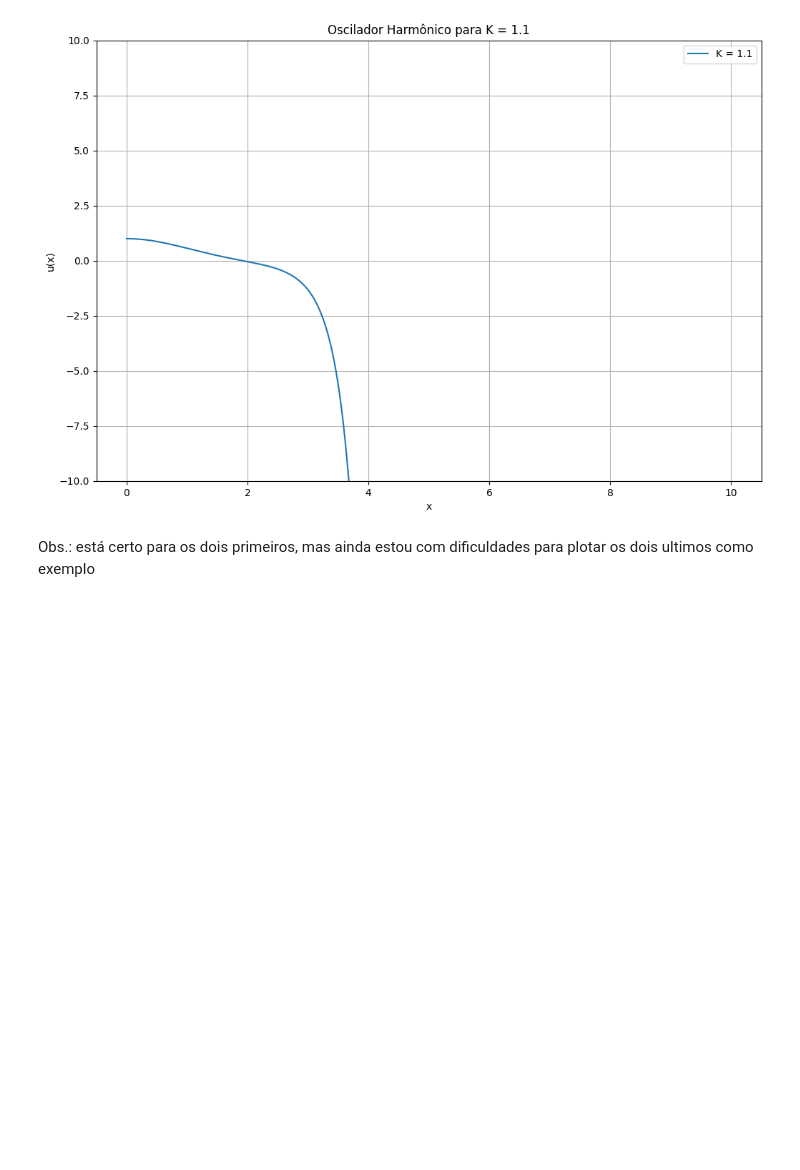
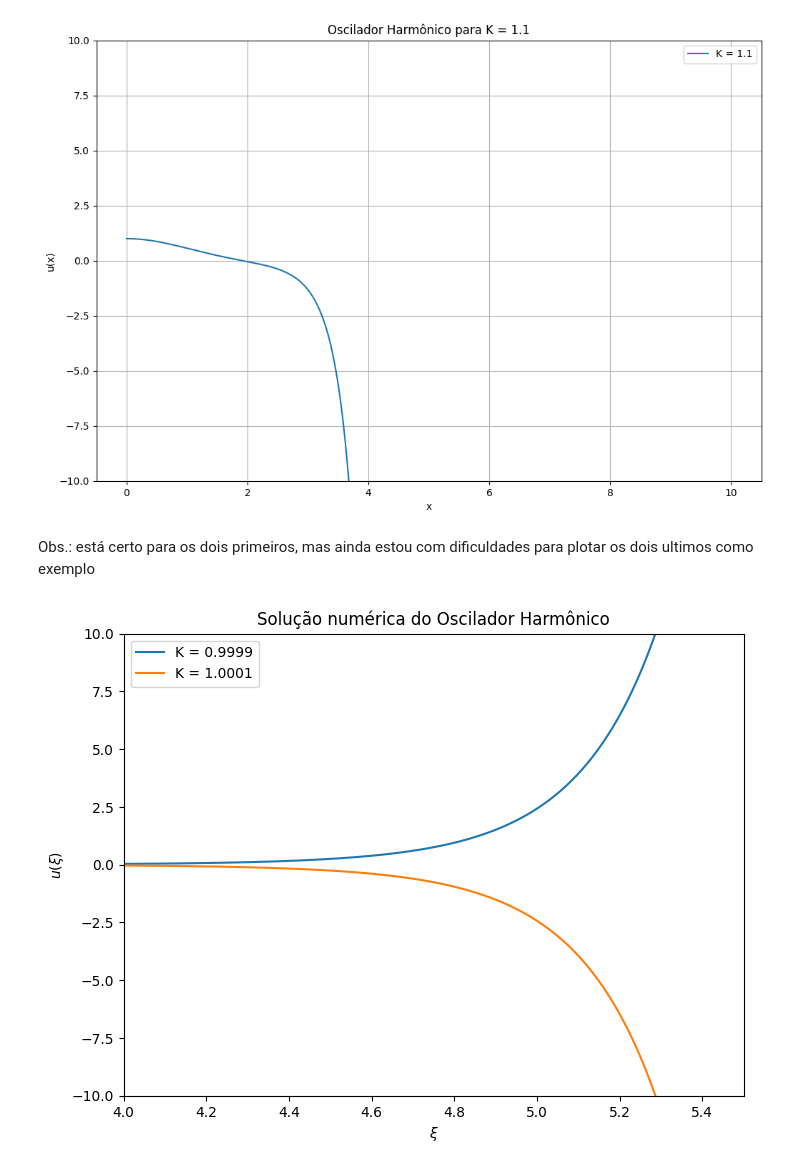
Before and after one commit to HelenaCarvalhoLeal/Quantum_Class, a Jupyter notebook: griffith_2.54.ipynb, the cells around one changed output. Drawn from its saved outputs; the diff is of its cells as text; code cells hidden in the pictures; blank space fills up the shorter version.

```diff
--- a/griffith_2.54.ipynb
+++ b/griffith_2.54.ipynb
@@ -48,3 +48,45 @@ plt.show()
 [figure]
 # %% [markdown]
 Obs.: está certo para os dois primeiros, mas ainda estou com dificuldades para plotar os dois ultimos como exemplo
+# %%
+import numpy as np
+import matplotlib.pyplot as plt
+from scipy.integrate import solve_ivp
+
+# Definir a equação diferencial (oscilador harmônico)
+def harmonic_oscillator(x, y, K):
+    u, u_prime = y
+    return [u_prime, (x**2 - K) * u]
+
+# Definir função para resolver a equação diferencial
+def solve_oscillator(K, x_range):
+    # Condições iniciais
+    y0 = [1, 0]  # u(0) = 1, u'(0) = 0
+    sol = solve_ivp(harmonic_oscillator, x_range, y0, args=(K,), max_step=1e-3)
+    return sol.t, sol.y[0]
+
+# Plotar os resultados para diferentes valores de K
+x_range = [1e-8, 10]
+K_values = [0.9999, 1.0001]
+
+plt.figure(figsize=(8, 6))
+
+# Plotar para K = 0.9999
+x1, u1 = solve_oscillator(K_values[0], x_range)
+plt.plot(x1, u1, label=f'K = {K_values[0]}')
+plt.xlim(4, 5.5)
+plt.ylim(-10, 10)
+
+# Plotar para K = 1.0001
+x2, u2 = solve_oscillator(K_values[1], x_range)
+plt.plot(x2, u2, label=f'K = {K_values[1]}')
+plt.xlim(4, 5.5)
+plt.ylim(-10, 10)
+
+plt.xlabel(r'$\xi$')
+plt.ylabel(r'$u(\xi)$')
+plt.title('Solução numérica do Oscilador Harmônico')
+plt.legend()
+plt.show()
+# %% [output]
+[figure, added]
```
Also changed, not shown: parts of 1 cell of this notebook.
